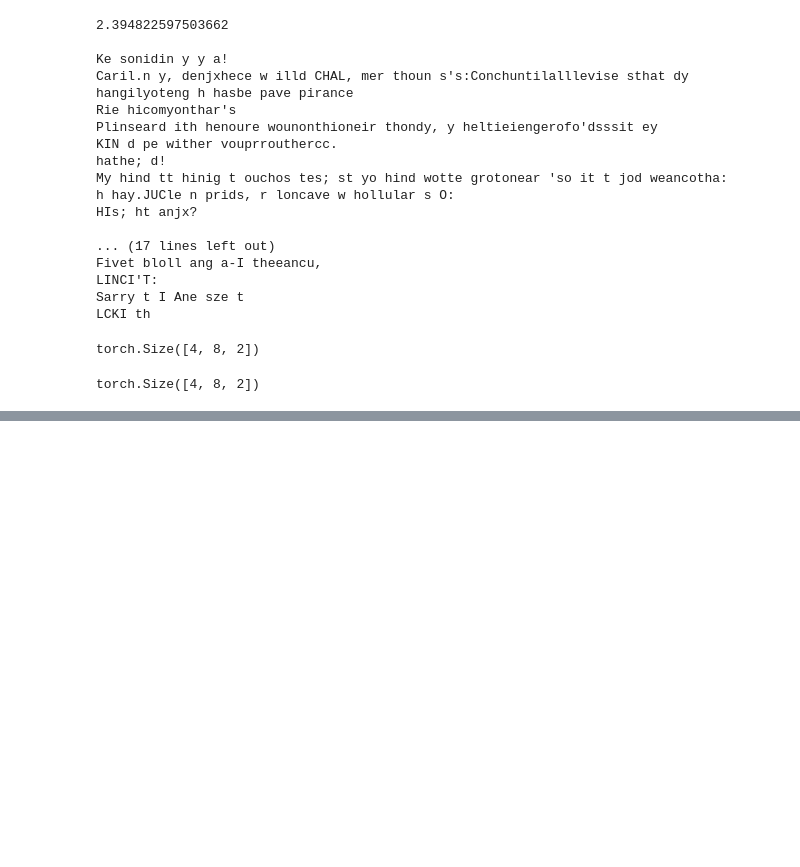
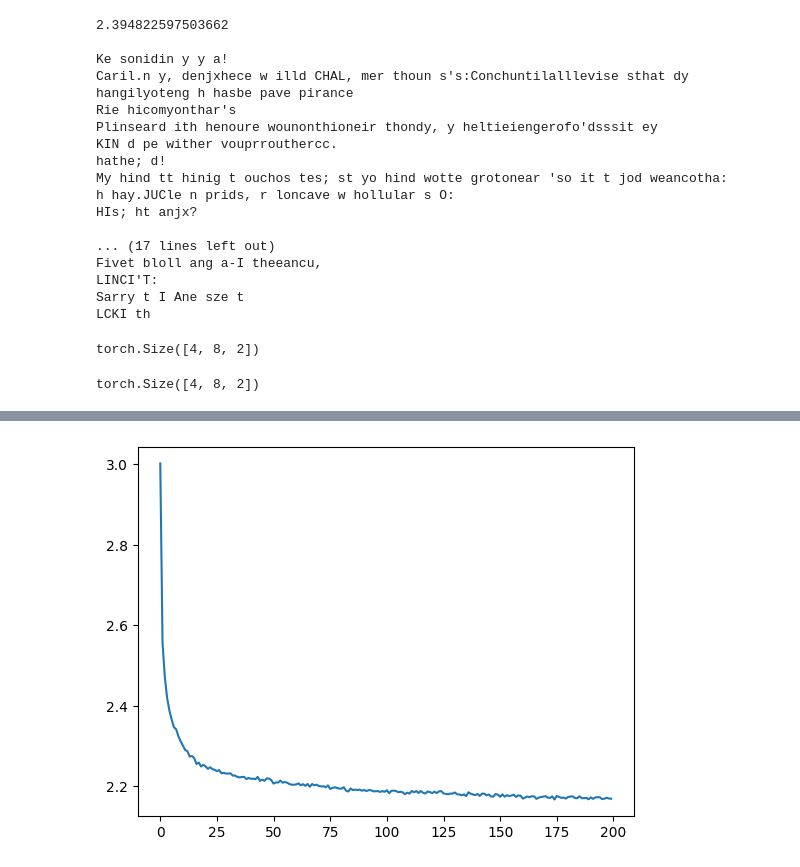
Before and after one commit to anishchhaparwal/zero_to_hero, a Jupyter notebook: 7.transformer.ipynb, the cells around one changed output, grey strips where cells are left out. Saved outputs shown, nothing was run; the diff lists cells and outputs as text; code cells hidden in the pictures; blank space fills up the shorter version.

Commit message:
implemented multi head attention from scratch.

```diff
--- a/7.transformer.ipynb
+++ b/7.transformer.ipynb
@@ -276,0 +251,22 @@ for b in range(B):
+# %%
+# manually going through a attention block
+
+torch.manual_seed(1337)
+B,T,C = 4,8,2 # batch, blocksize/context length, n_embd
+x = torch.randn(B,T,C)
+
+head_size=4
+query = nn.Linear(C,head_size, bias=False) # (n_embd, attention block size)
+key = nn.Linear(C,head_size, bias=False)   # (n_embd, attention block size)
+value = nn.Linear(C,head_size, bias=False) # (n_embd, attention block size)
+q = query(x) # (B,T/blocksize, attention_block_size)
+k = key(x) # (B,T/blocksize, attention_block_size)
+wei = q @ k.transpose(-2,-1) * head_size**-0.5 # (B, T, attention_block_size) @ (B, attention_block_size, T) ===> (B, T , T) # we multiply by 1/sqrt(head_size) to ensure variance is 1 instead of being very high
+
+tril = torch.tril(torch.ones(T,T))
+# wei = torch.zeros(T,T)
+wei = wei.masked_fill(tril==0,float('-inf'))
+wei = F.softmax(wei, dim=-1)
+out = wei @ value(x) # (B, blocksize/context length/T, attention block size)
+# out = wei @ x
+out.shape
@@ -276,0 +575,4 @@ for b in range(B):
+# %%
+plt.plot(torch.tensor(lossi).view(-1,1000).mean(1));
+# %% [output]
+[figure, added]
```
Also changed, not shown: parts of 11 cells of this notebook.
